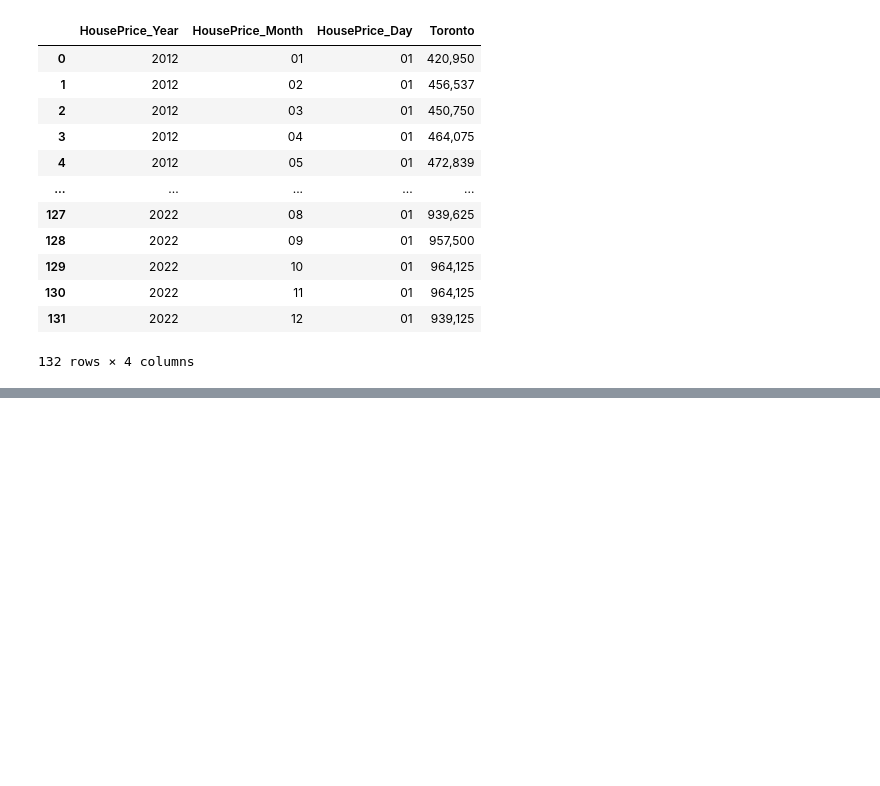
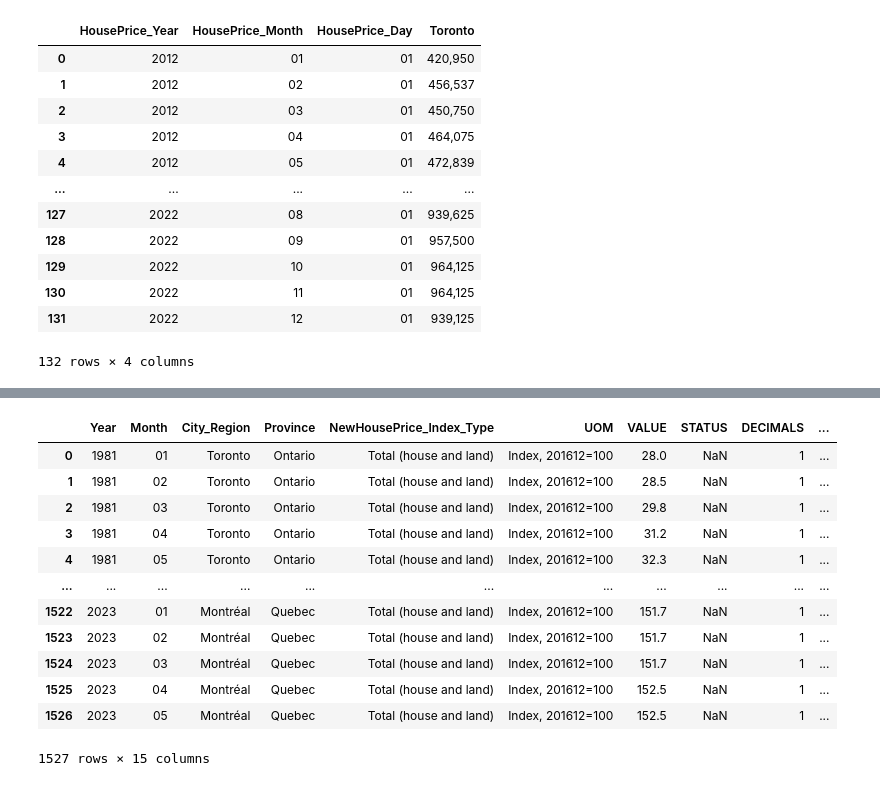
Before and after one commit to Ao-27/Project1_Group1_HousingMarket, a Jupyter notebook: group1_housing_solution.ipynb, the cells around one changed output, grey strips where cells are left out. Saved outputs shown, nothing was run; the diff lists cells and outputs as text; code cells hidden in the pictures; blank space fills up the shorter version.

Commit message:
Left vs Right Join .CSV Analysis

```diff
--- a/group1_housing_solution.ipynb
+++ b/group1_housing_solution.ipynb
@@ -295,3 +295,7 @@ combined_data = pd.concat(filtered_city_data.values(), ignore_index=True)
 
 # Save the combined data to a single CSV file
 combined_data.to_csv(Output_file, index=False, encoding='utf-8-sig') # ref for variation in export encoding https://stackoverflow.com/questions/57152985/what-is-the-difference-between-utf-8-and-utf-8-sig
+# %%
+Final_City_Filtered_DF = combined_data
+
+Final_City_Filtered_DF
@@ -545,3 +563,6 @@ Tor_Analysis_HP_by_Year_DF
 | 130 | 2022 | 11 | 01 | 964,125 |
 | 131 | 2022 | 12 | 01 | 939,125 |
 132 rows × 4 columns
+# %%
+Total_Analysis_HP_by_Year_DF = Updated_HP_by_Year_DF[["HousePrice_Year","HousePrice_Month","HousePrice_Day","Vancouver","Toronto","Montreal"]]
+Total_Analysis_HP_by_Year_DF
@@ -548,2 +583,26 @@ Tor_Analysis_HP_by_Year_DF
 # %%
 #Creating a test cell for the "if + elif" row ... as For (?) LOOP to populate a data frame. I'm not 100% certain the cells above are executing 100% of everything we need.
+
+HP_to_Final_City_Filtered_DF = pd.merge( Final_City_Filtered_DF ,Total_Analysis_HP_by_Year_DF, how='left',
+left_on=['Year','Month'], right_on=['HousePrice_Year','HousePrice_Month'])
+
+HP_to_Final_City_Filtered_DF
+
+
+#Van_Analysis_HP_by_Year_DF
+#Mtl_Analysis_HP_by_Year_DF
+#Tor_Analysis_HP_by_Year_DF
+# %% [output]
+|  | Year | Month | City_Region | Province | NewHousePrice_Index_Type | UOM | VALUE | STATUS | DECIMALS | ... |
+| 0 | 1981 | 01 | Toronto | Ontario | Total (house and land) | Index, 201612=100 | 28.0 | NaN | 1 | ... |
+| 1 | 1981 | 02 | Toronto | Ontario | Total (house and land) | Index, 201612=100 | 28.5 | NaN | 1 | ... |
+| 2 | 1981 | 03 | Toronto | Ontario | Total (house and land) | Index, 201612=100 | 29.8 | NaN | 1 | ... |
+| 3 | 1981 | 04 | Toronto | Ontario | Total (house and land) | Index, 201612=100 | 31.2 | NaN | 1 | ... |
+| 4 | 1981 | 05 | Toronto | Ontario | Total (house and land) | Index, 201612=100 | 32.3 | NaN | 1 | ... |
+| ... | ... | ... | ... | ... | ... | ... | ... | ... | ... | ... |
+| 1522 | 2023 | 01 | Montréal | Quebec | Total (house and land) | Index, 201612=100 | 151.7 | NaN | 1 | ... |
+| 1523 | 2023 | 02 | Montréal | Quebec | Total (house and land) | Index, 201612=100 | 151.7 | NaN | 1 | ... |
+| 1524 | 2023 | 03 | Montréal | Quebec | Total (house and land) | Index, 201612=100 | 151.7 | NaN | 1 | ... |
+| 1525 | 2023 | 04 | Montréal | Quebec | Total (house and land) | Index, 201612=100 | 152.5 | NaN | 1 | ... |
+| 1526 | 2023 | 05 | Montréal | Quebec | Total (house and land) | Index, 201612=100 | 152.5 | NaN | 1 | ... |
+1527 rows × 15 columns
```
Also changed, not shown: parts of 6 cells of this notebook, 2 other files.
